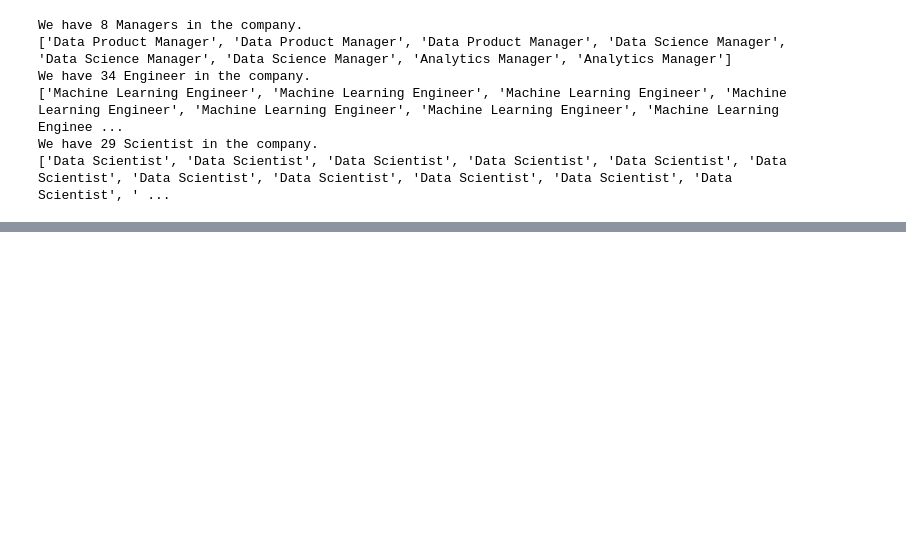
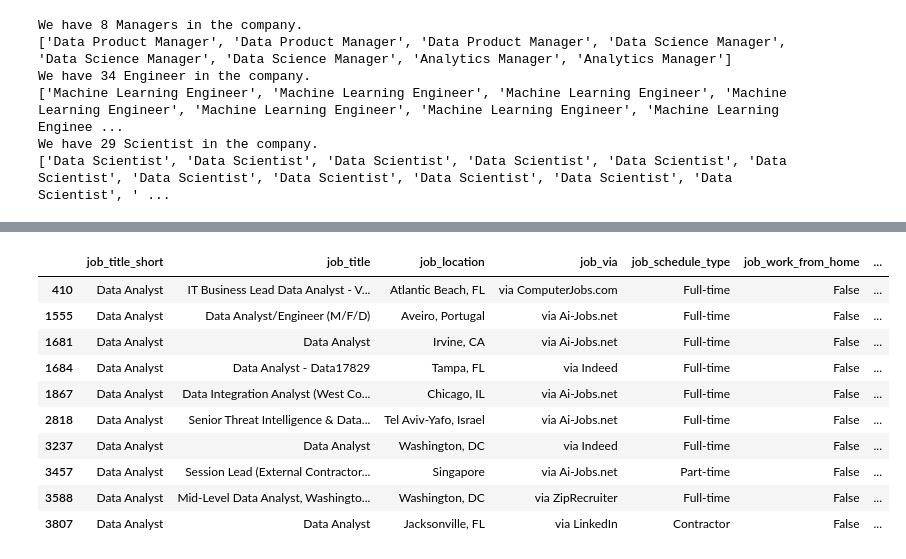
Before and after one commit to dateenbee2442/PYTHON_CORE_TOPICS, a Jupyter notebook: jupterFile.ipynb, the cells around one changed output, grey strips where cells are left out. Drawn from its saved outputs; the diff is of its cells as text; code cells hidden in the pictures; blank space fills up the shorter version.

```diff
--- a/jupterFile.ipynb
+++ b/jupterFile.ipynb
@@ -401,0 +700,14 @@ my_skills = ['Python', 'SQL', 'Excel']
+# %%
+df[(df.job_title_short == 'Data Analyst') & (df.salary_year_avg > 100000)].head(10)
+# %% [output]
+|  | job_title_short | job_title | job_location | job_via | job_schedule_type | job_work_from_home | ... |
+| 410 | Data Analyst | IT Business Lead Data Analyst - V... | Atlantic Beach, FL | via ComputerJobs.com | Full-time | False | ... |
+| 1555 | Data Analyst | Data Analyst/Engineer (M/F/D) | Aveiro, Portugal | via Ai-Jobs.net | Full-time | False | ... |
+| 1681 | Data Analyst | Data Analyst | Irvine, CA | via Ai-Jobs.net | Full-time | False | ... |
+| 1684 | Data Analyst | Data Analyst - Data17829 | Tampa, FL | via Indeed | Full-time | False | ... |
+| 1867 | Data Analyst | Data Integration Analyst (West Co... | Chicago, IL | via Ai-Jobs.net | Full-time | False | ... |
+| 2818 | Data Analyst | Senior Threat Intelligence & Data... | Tel Aviv-Yafo, Israel | via Ai-Jobs.net | Full-time | False | ... |
+| 3237 | Data Analyst | Data Analyst | Washington, DC | via Indeed | Full-time | False | ... |
+| 3457 | Data Analyst | Session Lead (External Contractor... | Singapore | via Ai-Jobs.net | Part-time | False | ... |
+| 3588 | Data Analyst | Mid-Level Data Analyst, Washingto... | Washington, DC | via ZipRecruiter | Full-time | False | ... |
+| 3807 | Data Analyst | Data Analyst | Jacksonville, FL | via LinkedIn | Contractor | False | ... |
```
Also changed, not shown: parts of 13 cells of this notebook.
